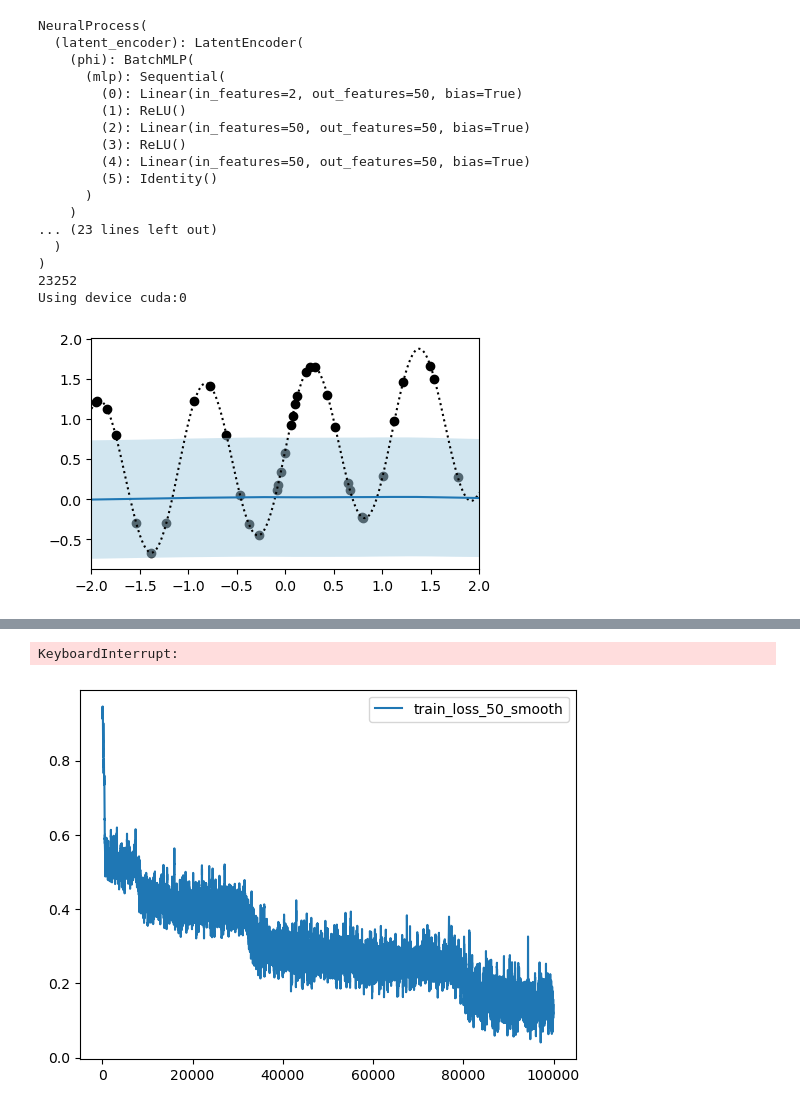
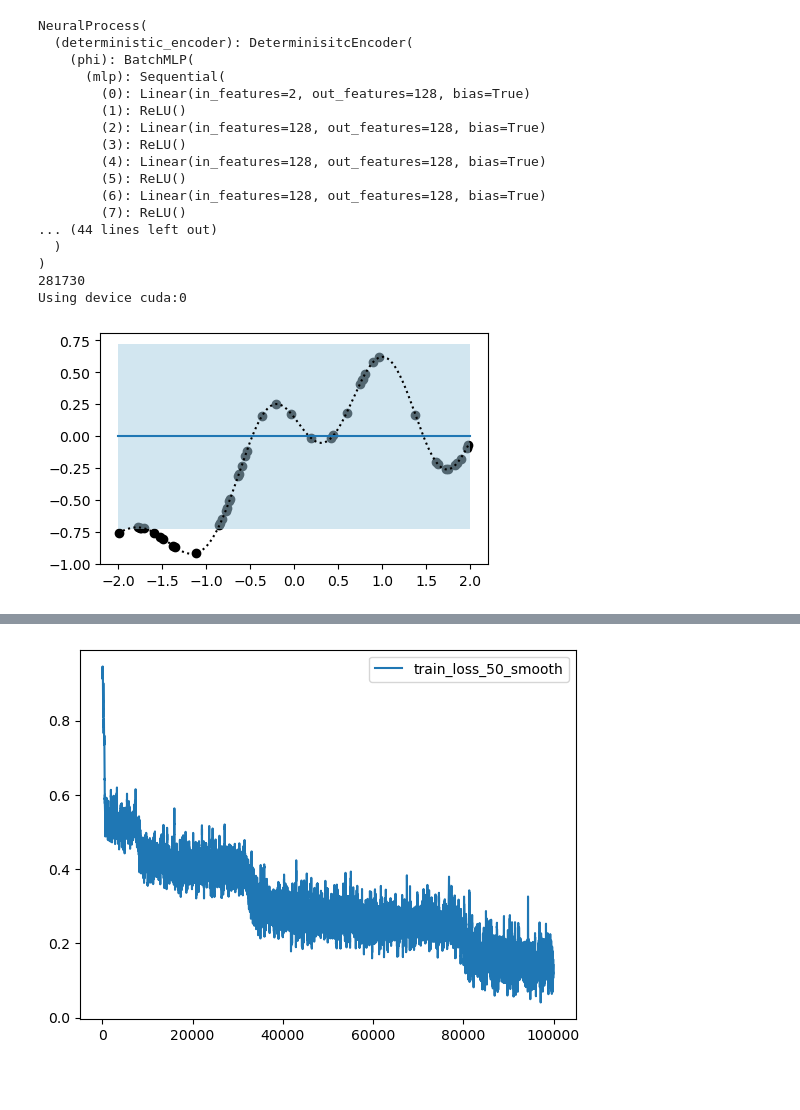
Before and after one commit to will-hd/IML, a Jupyter notebook: notebooks/WIP_1D_GP_experiments.ipynb, the cells around one changed output, grey strips where cells are left out. Saved outputs shown, nothing was run; the diff lists cells and outputs as text; code cells hidden in the pictures; blank space fills up the shorter version.

```diff
--- a/notebooks/WIP_1D_GP_experiments.ipynb
+++ b/notebooks/WIP_1D_GP_experiments.ipynb
@@ -33,20 +38,24 @@ from src.np import NeuralProcess
 
 x_dim = 1
 y_dim = 1
-determ_dim = 50  # Dimension of representation of context points
-latent_dim = 50  # Dimension of sampled latent variable
-hidden_dim = 50  # Dimension of hidden layers in encoder and decoder
+determ_dim = 128  # Dimension of representation of context points
+latent_dim = 128  # Dimension of sampled latent variable
+hidden_dim = 128  # Dimension of hidden layers in encoder and decoder
 np = NeuralProcess(x_dim=x_dim,
                    y_dim=y_dim,
                    hidden_dim=hidden_dim,
                    latent_dim=latent_dim,
                    determ_dim=determ_dim,
-                   n_h_layers_decoder=3,
+                   n_h_layers_decoder=4,
                    n_h_layers_phi_latent_encoder=2,
                    n_h_layers_rho_latent_encoder=1,
-                   n_h_layers_phi_determ_encoder=6,
+                   n_h_layers_phi_determ_encoder=5,
                    n_h_layers_rho_determ_encoder=0,
-                   use_deterministic_path=False)
+                   use_deterministic_path=True,
+                   use_latent_self_attn=False,
+                   use_determ_self_attn=False,
+                   use_determ_cross_attn=False
+                   )
 print(np)
 print(sum(p.numel() for p in np.parameters() if p.requires_grad))
 
@@ -59,14 +68,20 @@ np.to(device)
 
 data = GPData(max_num_context=97)
 train_loss = []
+train_nll = []
 avg_loss_fast = 0
 avg_loss_slow = 0
-for iter in range(100000+1):
+avg_nll_fast = 0
+for iter in tqdm(range(100000+1)):
     np.training = True
     optimiser.zero_grad()
 
     batch = data.generate_batch(batch_size=16, device=device)
-    p_y_pred, loss = np(batch.x_context, batch.y_context, batch.x_target, batch.y_target)
+    p_y_pred, loss, log_lik = np(x_context=batch.x_context,
+                        y_context=batch.y_context,
+                        x_target=batch.x_target,
+                        knowledge=None,
+                        y_target=batch.y_target)
 
     loss.backward()
     optimiser.step()
@@ -74,41 +89,45 @@ for iter in range(100000+1):
 
     avg_loss_slow += loss.item()
     avg_loss_fast += loss.item()
+    train_nll.append(log_lik.mean().item())
+    avg_nll_fast += log_lik.mean().item()
 
     if iter % 1000 == 0 and iter > 0:
         print(f"iter {iter+1}: Avg. Loss = {avg_loss_fast/1000}")
         #print(f"iter. loss = {loss.item()}, iter. Loss2 (not being backpropped on) = {loss2.item()}")
         avg_loss_fast = 0
+        print(f"iter {iter+1}: Avg. NLL = {avg_nll_fast/1000}")
+        avg_nll_fast = 0
     if iter % 10000 == 0 and iter > 0:
         print(f"iter {iter+1}: Avg. Loss SLOW = {avg_loss_slow/1000}")
         avg_loss_slow = 0
-    if iter % 20000 == 0:
+    if iter % 2000 == 0:
         np.training = False
         batch = data.generate_batch(batch_size=1, testing=True, device=np.device)
         plot_predictive(np, batch, knowledge=None, save=False, iter=None)
         np.training = True
 
 plt.plot(train_loss, label='train_loss')
 window = 50
 plt.plot([sum(train_loss[i:i+window])/window for i in range(len(train_loss)-window)], label=f'train_loss_{window}_smooth')
 plt.legend()
 plt.show()
 # %% [output]
 NeuralProcess(
-  (latent_encoder): LatentEncoder(
+  (deterministic_encoder): DeterminisitcEncoder(
     (phi): BatchMLP(
       (mlp): Sequential(
-        (0): Linear(in_features=2, out_features=50, bias=True)
+        (0): Linear(in_features=2, out_features=128, bias=True)
         (1): ReLU()
-        (2): Linear(in_features=50, out_features=50, bias=True)
+        (2): Linear(in_features=128, out_features=128, bias=True)
         (3): ReLU()
-        (4): Linear(in_features=50, out_features=50, bias=True)
-        (5): Identity()
-      )
-    )
-... (23 lines left out)
+        (4): Linear(in_features=128, out_features=128, bias=True)
+        (5): ReLU()
+        (6): Linear(in_features=128, out_features=128, bias=True)
+        (7): ReLU()
+... (44 lines left out)
   )
 )
-23252
+281730
 Using device cuda:0
-[figure, old version]
+[figure, new version]
@@ -132,4 +135,3 @@ iter 16001: Avg. Loss = 0.4263777807978913
-KeyboardInterrupt:
 # %%
 # plt.plot(train_loss, label='train_loss')
 window = 50
```
Also changed, not shown: parts of 3 cells of this notebook, 2 other files.
